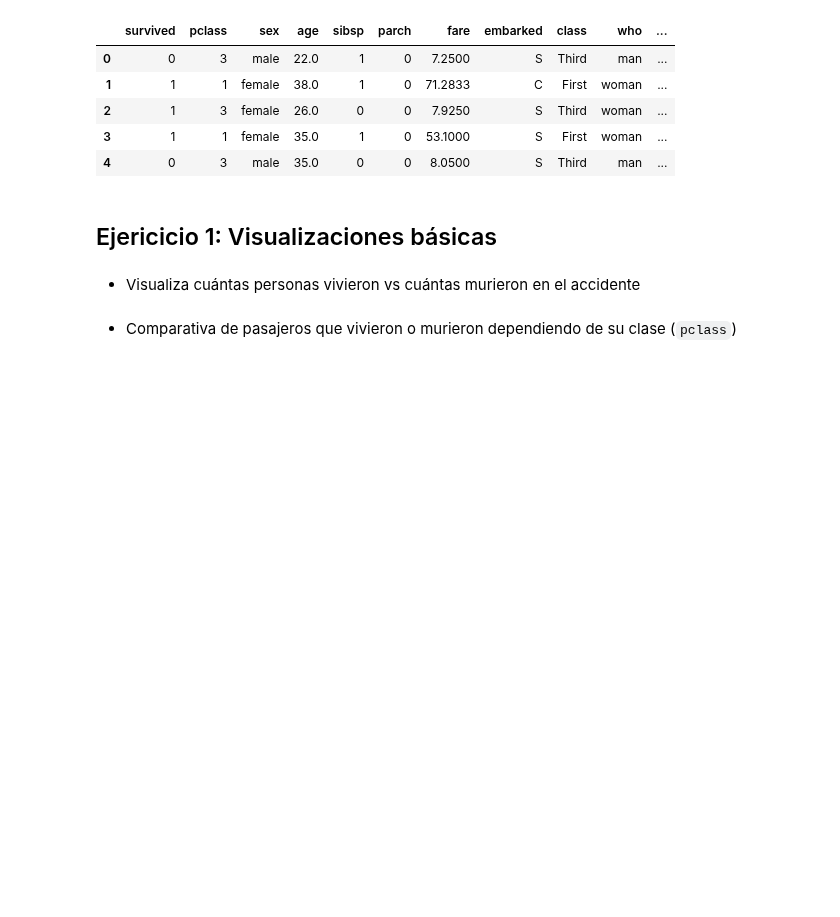
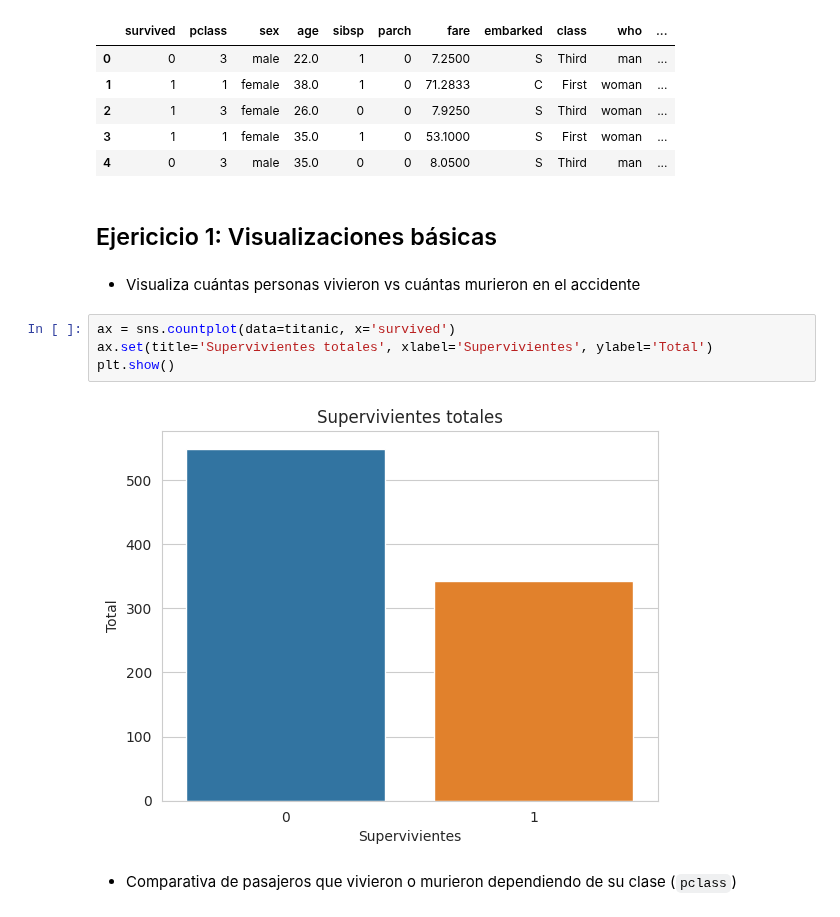
Before and after one commit to pythoncanarias/eoi, a Jupyter notebook: 09-data-science/ejercicios/matplotlib_seaborn_ejercicios.ipynb, the cells around one changed output. Drawn from its saved outputs; the diff is of its cells as text; blank space fills up the shorter version.

```diff
--- a/09-data-science/ejercicios/matplotlib_seaborn_ejercicios.ipynb
+++ b/09-data-science/ejercicios/matplotlib_seaborn_ejercicios.ipynb
@@ -24,5 +24,11 @@ titanic.head()
 ## Ejericicio 1: Visualizaciones básicas
 # %% [markdown]
 - Visualiza cuántas personas vivieron vs cuántas murieron en el accidente
+# %%
+ax = sns.countplot(data=titanic, x='survived')
+ax.set(title='Supervivientes totales', xlabel='Supervivientes', ylabel='Total')
+plt.show()
+# %% [output]
+[figure, added]
 # %% [markdown]
 - Comparativa de pasajeros que vivieron o murieron dependiendo de su clase (`pclass`)
```
Also changed, not shown: parts of 13 cells of this notebook, 17 other files.
